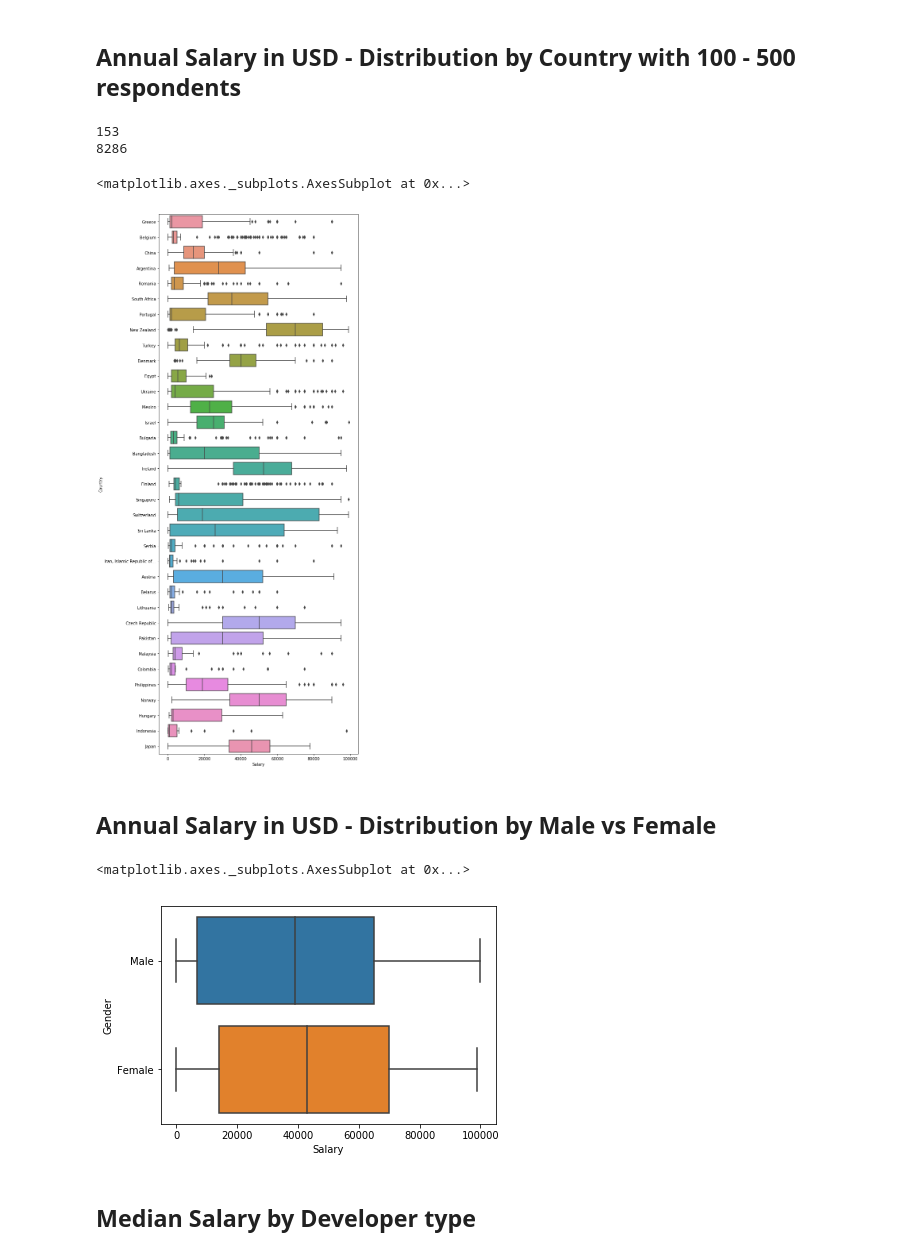
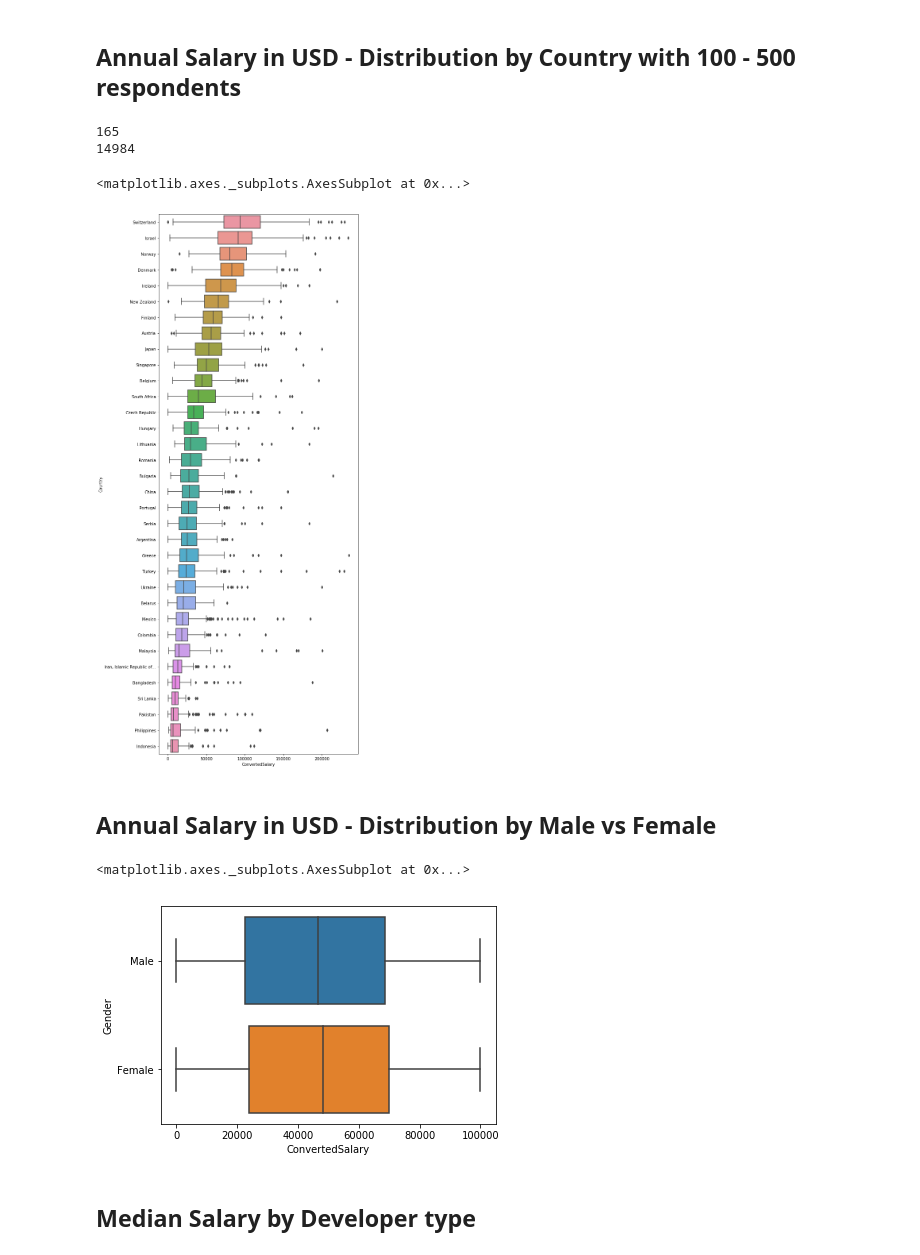
Before and after one commit to ckLXHL/stackoverflow, a Jupyter notebook: explore.ipynb, the cells around one changed output. Drawn from its saved outputs; the diff is of its cells as text; code cells hidden in the pictures.

```diff
--- a/explore.ipynb
+++ b/explore.ipynb
@@ -108,5 +107,0 @@ Name: Salary, dtype: object
-# %%
-fulljob['Salary'] = fulljob['Salary'].str.replace(',', '')
-fulljob = fulljob.dropna(subset=['Salary'])
-fulljob['Salary'] = pd.to_numeric(fulljob['Salary'])
-salaryClean = fulljob['Salary']
@@ -154,28 +136,28 @@ sns.boxplot(data = plotdata, x = 'Salary', y = 'Country')
 # %%
 Countries = fulljob.groupby('Country')
 print(len(Countries))
-Countries = Countries.filter(lambda con: con['Salary'].count() > 100 and con['Salary'].count() <500)
+Countries = Countries.filter(lambda con: con['ConvertedSalary'].count() > 100 and con['ConvertedSalary'].count() <500)
 print(len(Countries))
-plotdata = Countries[Countries['Salary'] < 100000]
+plotdata = Countries[Countries['ConvertedSalary'] < 250000]
 plt.figure(figsize=(9,25))
-sns.boxplot(data = plotdata, x = 'Salary', y = 'Country')
+sns.boxplot(data = plotdata, x = 'ConvertedSalary', y = 'Country', order= Countries.groupby('Country').median().sort_values("ConvertedSalary", ascending=False).index)
 # %% [output]
-153
-8286
+165
+14984
 <matplotlib.axes._subplots.AxesSubplot at 0x...>
-[figure, old version]
+[figure, new version]
 # %% [markdown]
 ## Annual Salary in USD - Distribution by Male vs Female
 # %%
 Gender = fulljob.groupby('Gender')
-Gender = Gender.filter(lambda con: con['Salary'].count() > 500)
+Gender = Gender.filter(lambda con: con['ConvertedSalary'].count() > 500)
 
-plotdata = Gender[Gender['Salary'] < 100000]
+plotdata = Gender[Gender['ConvertedSalary'] < 100000]
 #plt.figure(figsize=(9,25))
-sns.boxplot(data = plotdata, x = 'Salary', y = 'Gender')
+sns.boxplot(data = plotdata, x = 'ConvertedSalary', y = 'Gender')
 # %% [output]
 <matplotlib.axes._subplots.AxesSubplot at 0x...>
-[figure, old version]
+[figure, new version]
 # %% [markdown]
 ## Median Salary by Developer type
 # %%
```
Also changed, not shown: parts of 9 cells of this notebook, 3 other files.
